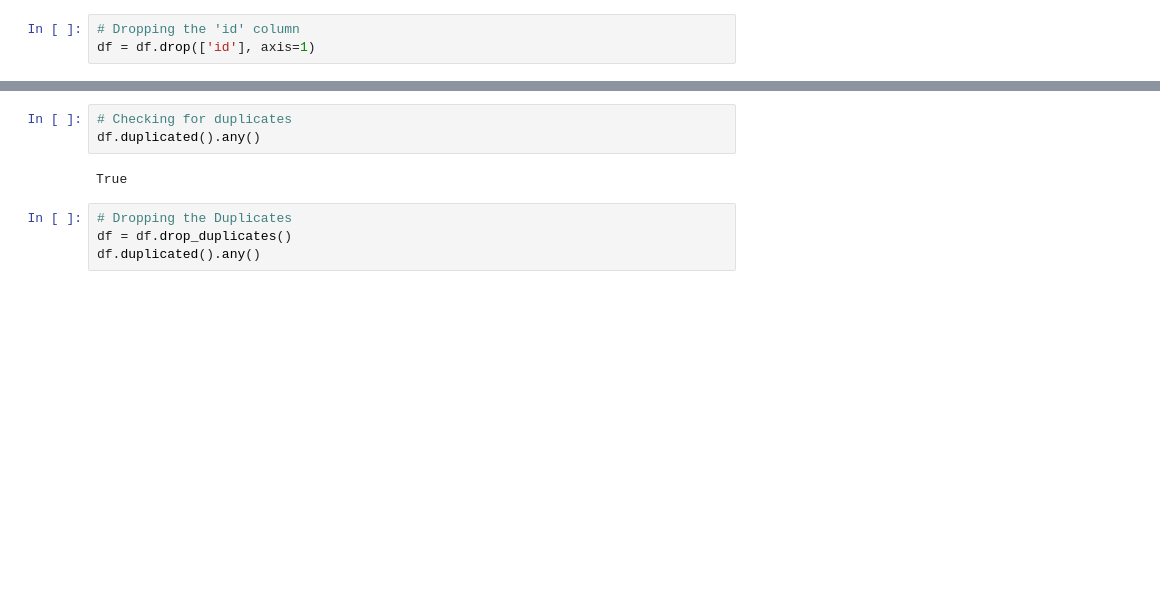
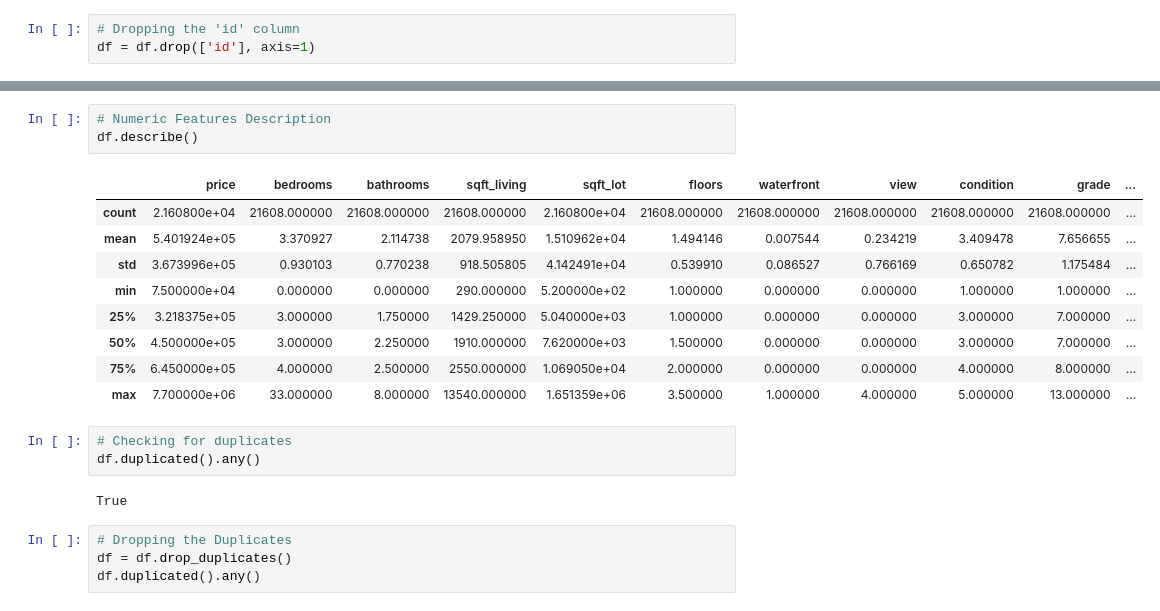
Before and after one commit to qadipo/FactorsAffectingHousePricesUsingVariousLinearRegressionMethods, a Jupyter notebook: Modelling_House_Prices.ipynb, the cells around one changed output, grey strips where cells are left out. Drawn from its saved outputs; the diff is of its cells as text; blank space fills up the shorter version.

```diff
--- a/Modelling_House_Prices.ipynb
+++ b/Modelling_House_Prices.ipynb
@@ -127,3 +156,16 @@ df.sample(5)
+# %%
+# Numeric Features Description
+df.describe()
+# %% [output]
+|  | price | bedrooms | bathrooms | sqft_living | sqft_lot | floors | waterfront | view | condition | grade | ... |
+| count | 2.160800e+04 | 21608.000000 | 21608.000000 | 21608.000000 | 2.160800e+04 | 21608.000000 | 21608.000000 | 21608.000000 | 21608.000000 | 21608.000000 | ... |
+| mean | 5.401924e+05 | 3.370927 | 2.114738 | 2079.958950 | 1.510962e+04 | 1.494146 | 0.007544 | 0.234219 | 3.409478 | 7.656655 | ... |
+| std | 3.673996e+05 | 0.930103 | 0.770238 | 918.505805 | 4.142491e+04 | 0.539910 | 0.086527 | 0.766169 | 0.650782 | 1.175484 | ... |
+| min | 7.500000e+04 | 0.000000 | 0.000000 | 290.000000 | 5.200000e+02 | 1.000000 | 0.000000 | 0.000000 | 1.000000 | 1.000000 | ... |
+| 25% | 3.218375e+05 | 3.000000 | 1.750000 | 1429.250000 | 5.040000e+03 | 1.000000 | 0.000000 | 0.000000 | 3.000000 | 7.000000 | ... |
+| 50% | 4.500000e+05 | 3.000000 | 2.250000 | 1910.000000 | 7.620000e+03 | 1.500000 | 0.000000 | 0.000000 | 3.000000 | 7.000000 | ... |
+| 75% | 6.450000e+05 | 4.000000 | 2.500000 | 2550.000000 | 1.069050e+04 | 2.000000 | 0.000000 | 0.000000 | 4.000000 | 8.000000 | ... |
+| max | 7.700000e+06 | 33.000000 | 8.000000 | 13540.000000 | 1.651359e+06 | 3.500000 | 1.000000 | 4.000000 | 5.000000 | 13.000000 | ... |
 # %%
 # Checking for duplicates
 df.duplicated().any()
```
Also changed, not shown: parts of 18 cells of this notebook.
